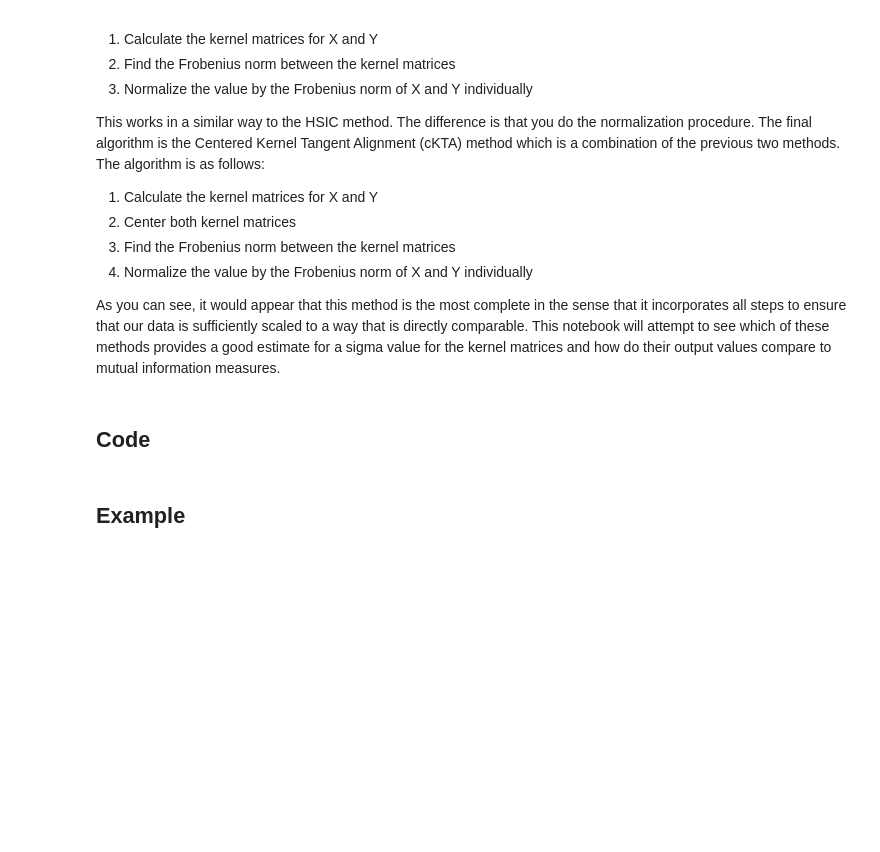
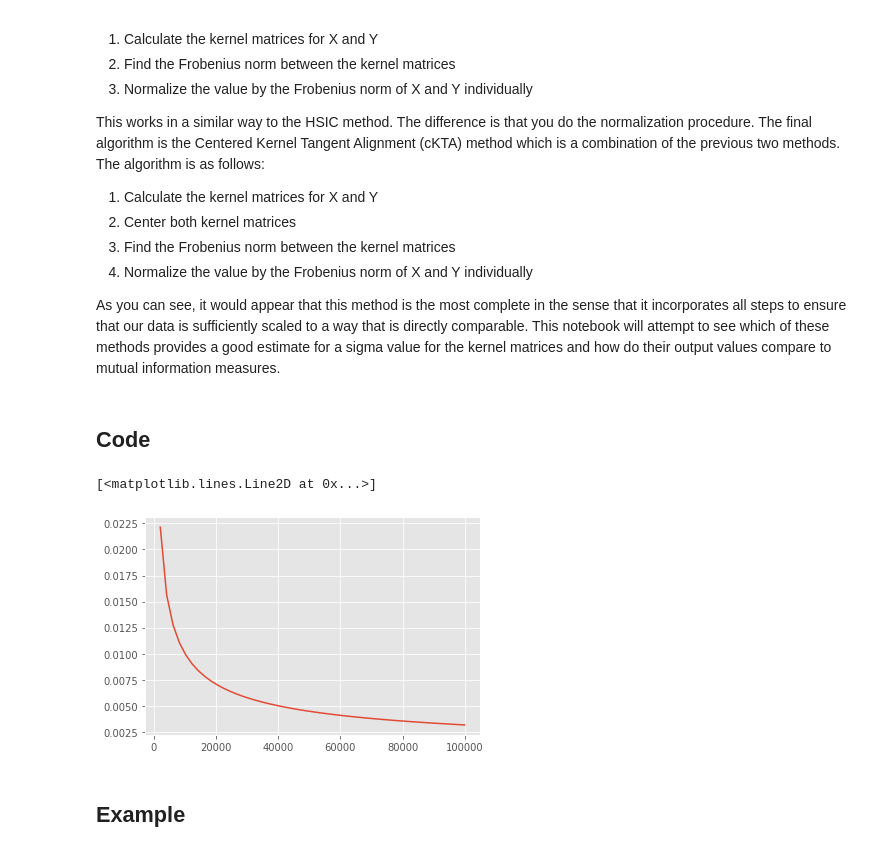
Before and after one commit to jejjohnson/hsic_alignment, a Jupyter notebook: notebooks/experiment_kta/0_preliminary_exp.ipynb, the cells around one changed output. Drawn from its saved outputs; the diff is of its cells as text; code cells hidden in the pictures; blank space fills up the shorter version.

```diff
--- a/notebooks/experiment_kta/0_preliminary_exp.ipynb
+++ b/notebooks/experiment_kta/0_preliminary_exp.ipynb
@@ -57,6 +57,14 @@ warnings.filterwarnings('ignore') # get rid of annoying warnings
 
 %load_ext autoreload
 %autoreload 2
+# %%
+x = np.linspace(0, 100_000)
+def f(x): return 1 / np.sqrt(x)
+
+plt.plot(x, f(x))
+# %% [output]
+[<matplotlib.lines.Line2D at 0x...>]
+[figure, added]
 # %% [markdown]
 ## Example
 # %% [markdown]
```
Also changed, not shown: 1 other file.
